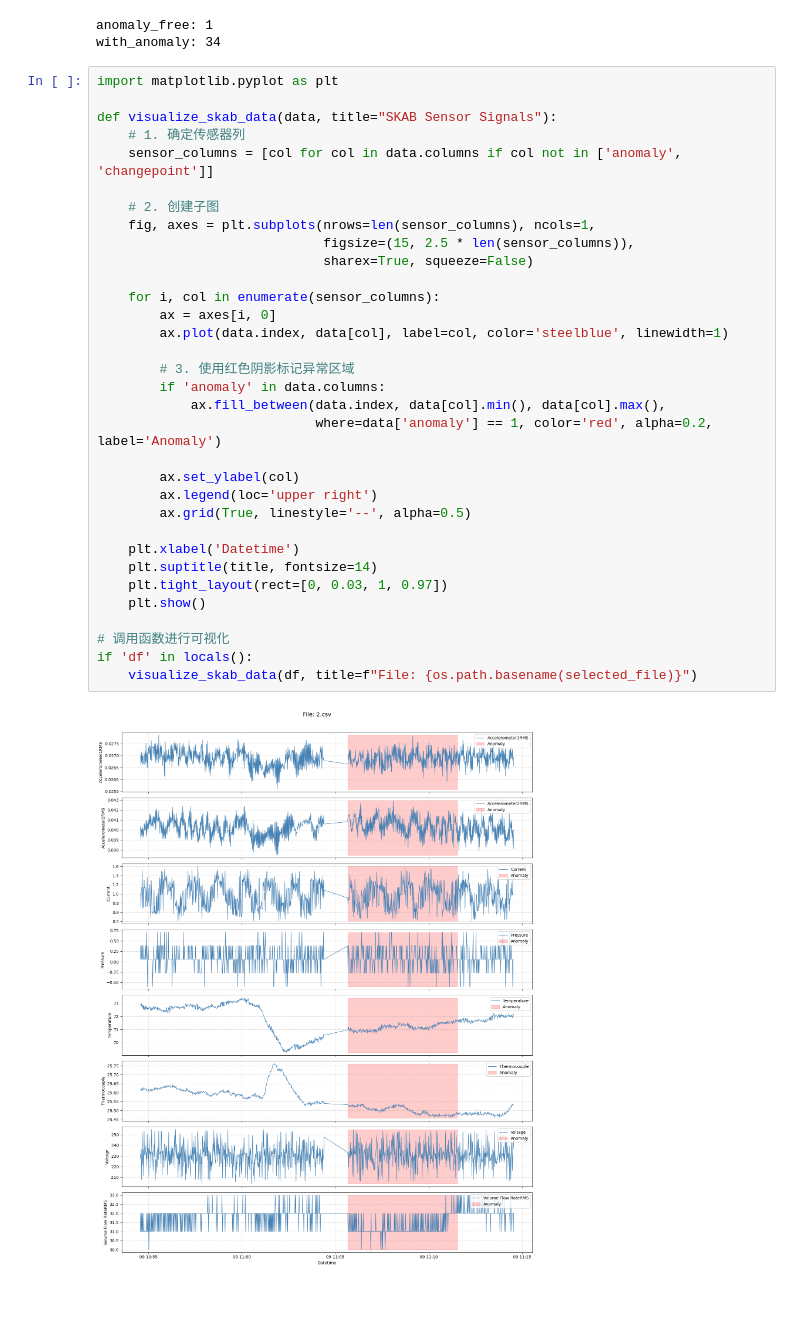
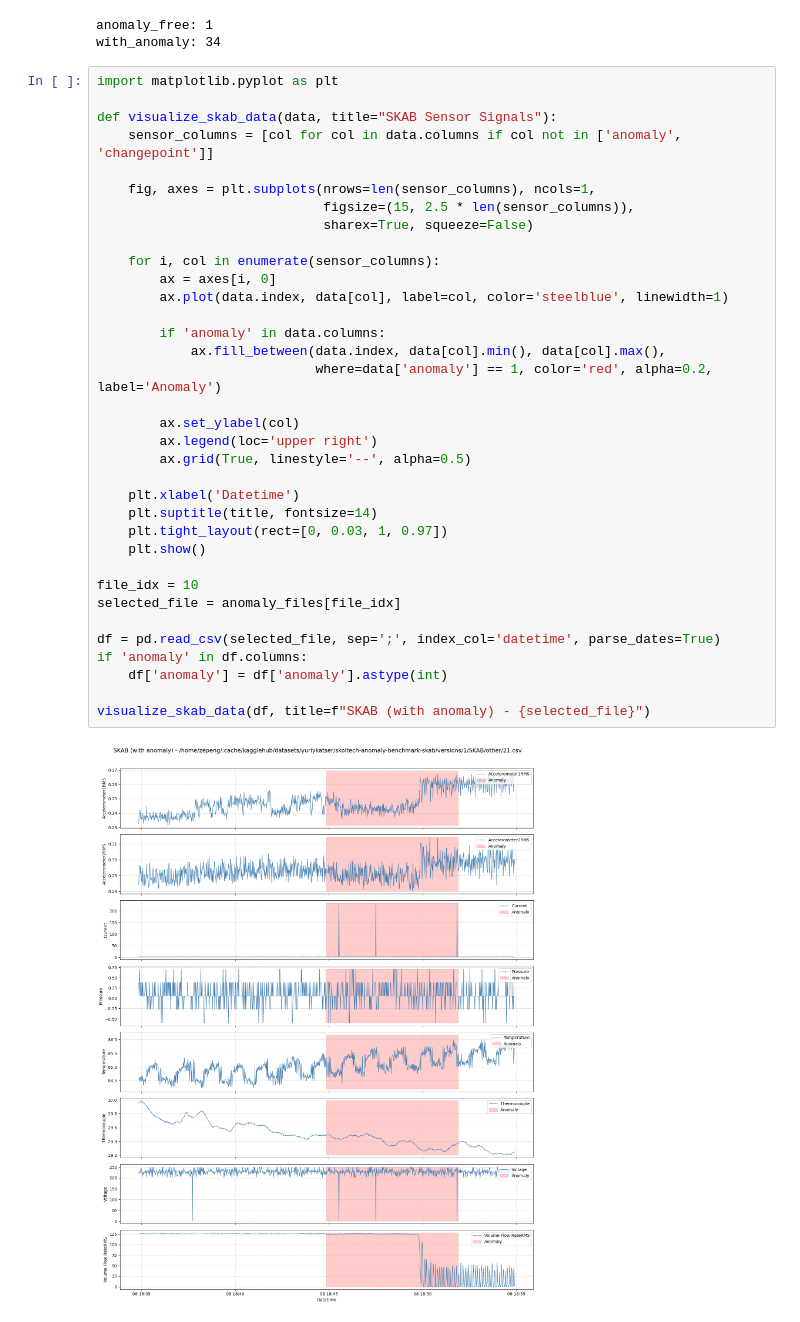
Before and after one commit to leoetoel/time_seires_projet, a Jupyter notebook: data.ipynb, the cells around one changed output. Cells and saved outputs as stored; diff of their text form.

```diff
--- a/data.ipynb
+++ b/data.ipynb
@@ -30,36 +30,38 @@ with_anomaly: 34
 # %%
 import matplotlib.pyplot as plt
 
 def visualize_skab_data(data, title="SKAB Sensor Signals"):
-    # 1. 确定传感器列
     sensor_columns = [col for col in data.columns if col not in ['anomaly', 'changepoint']]
 
-    # 2. 创建子图
     fig, axes = plt.subplots(nrows=len(sensor_columns), ncols=1,
                              figsize=(15, 2.5 * len(sensor_columns)),
                              sharex=True, squeeze=False)
 
     for i, col in enumerate(sensor_columns):
         ax = axes[i, 0]
         ax.plot(data.index, data[col], label=col, color='steelblue', linewidth=1)
 
-        # 3. 使用红色阴影标记异常区域
         if 'anomaly' in data.columns:
             ax.fill_between(data.index, data[col].min(), data[col].max(),
                             where=data['anomaly'] == 1, color='red', alpha=0.2, label='Anomaly')
 
         ax.set_ylabel(col)
         ax.legend(loc='upper right')
         ax.grid(True, linestyle='--', alpha=0.5)
 
     plt.xlabel('Datetime')
     plt.suptitle(title, fontsize=14)
     plt.tight_layout(rect=[0, 0.03, 1, 0.97])
     plt.show()
 
-# 调用函数进行可视化
-if 'df' in locals():
-    visualize_skab_data(df, title=f"File: {os.path.basename(selected_file)}")
+file_idx = 10
+selected_file = anomaly_files[file_idx]
+
+df = pd.read_csv(selected_file, sep=';', index_col='datetime', parse_dates=True)
+if 'anomaly' in df.columns:
+    df['anomaly'] = df['anomaly'].astype(int)
+
+visualize_skab_data(df, title=f"SKAB (with anomaly) - {selected_file}")
 # %% [output]
-[figure, old version]
+[figure, new version]
 # %% [markdown]
```
Also changed, not shown: parts of 5 cells of this notebook.
